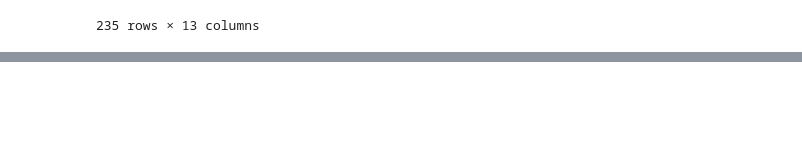
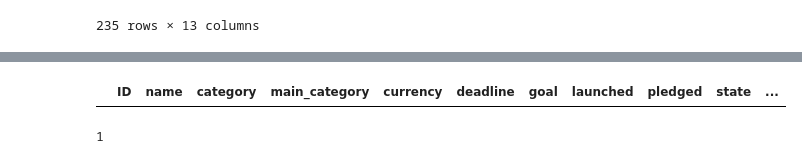
Before and after one commit to belindaleebl/kickstarter, a Jupyter notebook: Kickstarter_2016_Data_Wrangling.ipynb, the cells around one changed output, grey strips where cells are left out. Saved outputs shown, nothing was run; the diff lists cells and outputs as text; code cells hidden in the pictures; blank space fills up the shorter version.

Commit message:
shows the deletion of rows that has pledge values but no backers value

```diff
--- a/Kickstarter_2016_Data_Wrangling.ipynb
+++ b/Kickstarter_2016_Data_Wrangling.ipynb
@@ -110,7 +110,7 @@ A value is trying to be set on a copy of a slice from a DataFrame
 See the caveats in the documentation: https://pandas.pydata.org/pandas-docs/stable/user_guide/indexing.html#returning-a-view-versus-a-copy
   return super().drop(
 # %%
-column_names = ['ID', 'name', 'category', 'main_category', 'currency', 'deadline', 'goal', 'launched', 'pledged', 'state', 'backers', 'country', 'usd pledged']
+column_names = ['ID', 'name', 'category', 'main_category', 'currency', 'deadline', 'goal', 'launched', 'pledged', 'state', 'backers', 'country', 'usd_pledged']
 # %%
 unnamed16.columns = column_names
 # %%
@@ -388,5 +392,5 @@ There really isn't a way for us to guess what the name of a project would be or
 # %%
-usd_pledged_isnull = data2016[data2016['usd pledged'].isnull() == True]
+usd_pledged_isnull = data2016[data2016['usd_pledged'].isnull()]
 usd_pledged_isnull
 # %% [output]
 |  | ID | name | category | main_category | currency | deadline | goal | launched | pledged | state | ... |
@@ -424,0 +429,8 @@ so it looks like there are other values for "state" besides undefined. This mean
+# %%
+usd_pledged_isnull[usd_pledged_isnull['backers'] != '0']
+# %% [output]
+|  | ID | name | category | main_category | currency | deadline | goal | launched | pledged | state | ... |
+# %%
+usd_pledged_isnull['backers'].nunique()
+# %% [output]
+1
```
Also changed, not shown: parts of 8 cells of this notebook.
